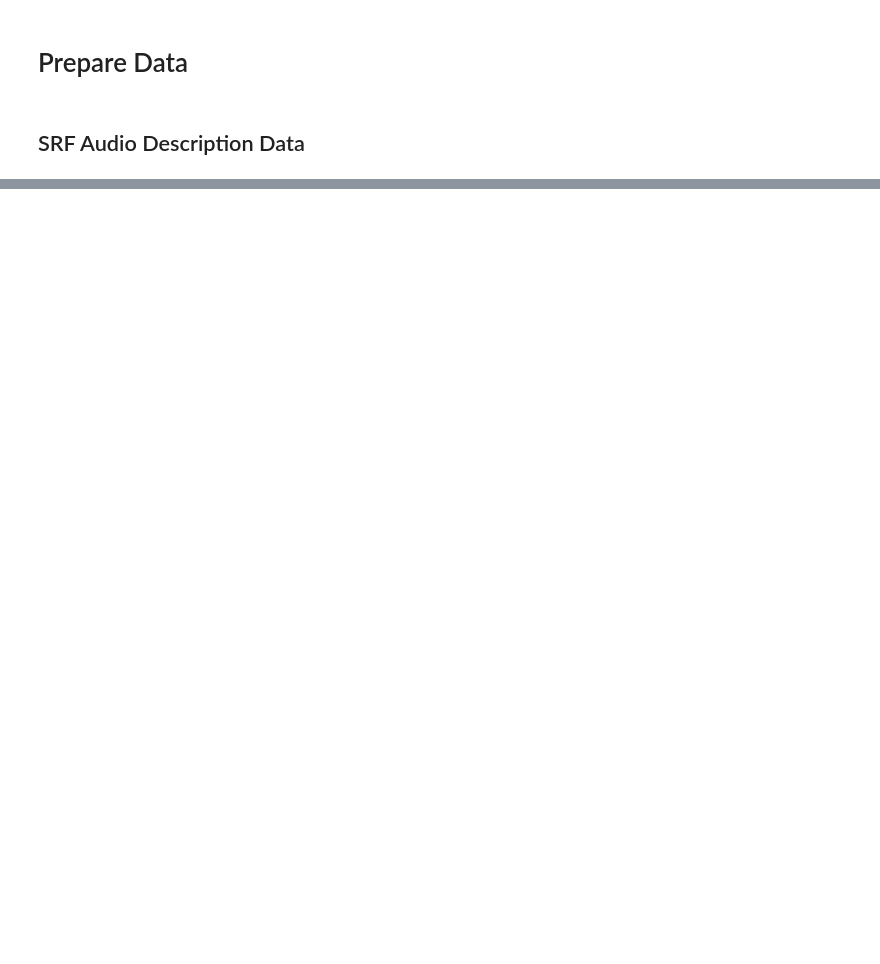
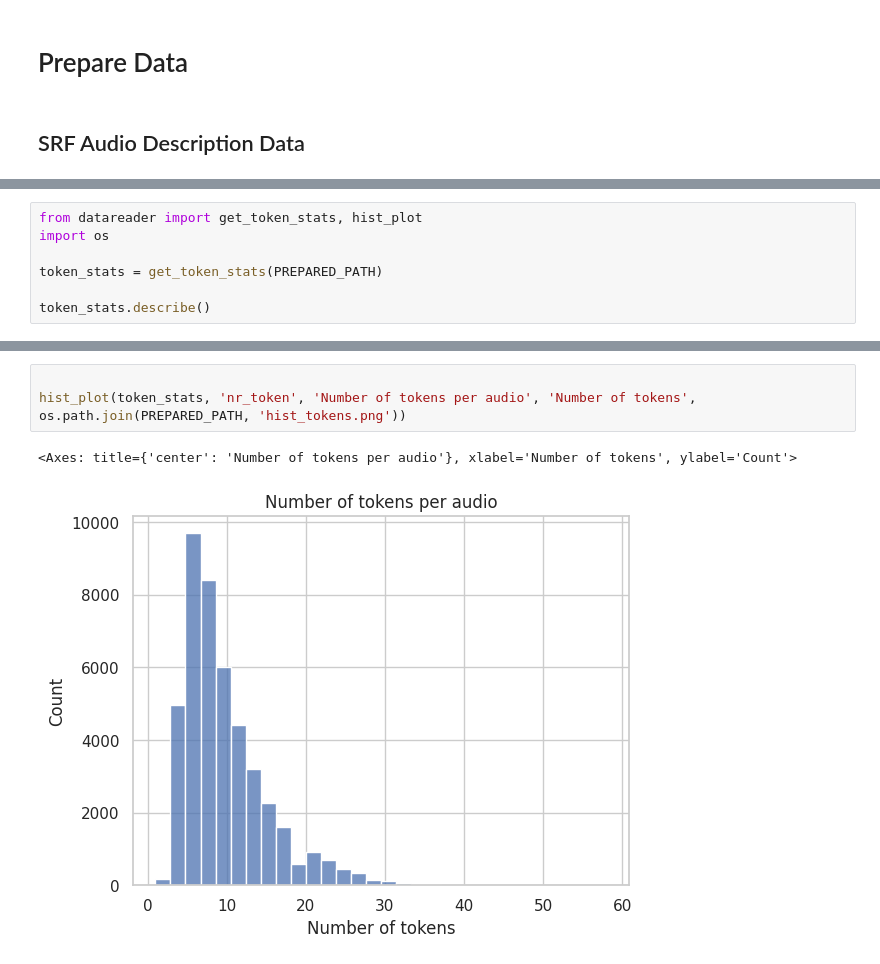
Before and after one commit to vera-bernhard/ma-code, a Jupyter notebook: data_raw/prepare_data.ipynb, the cells around one changed output, grey strips where cells are left out. Saved outputs shown, nothing was run; the diff lists cells and outputs as text; blank space fills up the shorter version.

```diff
--- a/data_raw/prepare_data.ipynb
+++ b/data_raw/prepare_data.ipynb
@@ -54,0 +1180,7 @@ TypeError: extract_audio_and_text_all() missing 1 required positional argument:
+# %%
+from datareader import get_token_stats, hist_plot
+import os
+
+token_stats = get_token_stats(PREPARED_PATH)
+
+token_stats.describe()
@@ -54,0 +1197,6 @@ TypeError: extract_audio_and_text_all() missing 1 required positional argument:
+# %%
+
+hist_plot(token_stats, 'nr_token', 'Number of tokens per audio', 'Number of tokens', os.path.join(PREPARED_PATH, 'hist_tokens.png'))
+# %% [output]
+<Axes: title={'center': 'Number of tokens per audio'}, xlabel='Number of tokens', ylabel='Count'>
+[figure, added]
```
Also changed, not shown: parts of 17 cells of this notebook, 5 other files.
